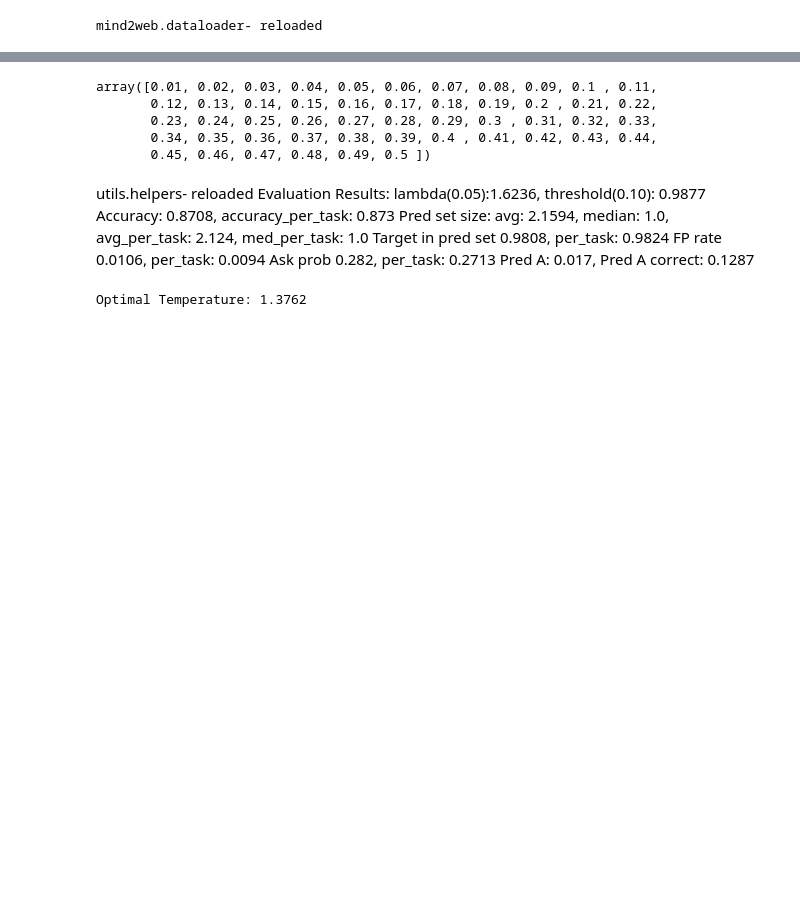
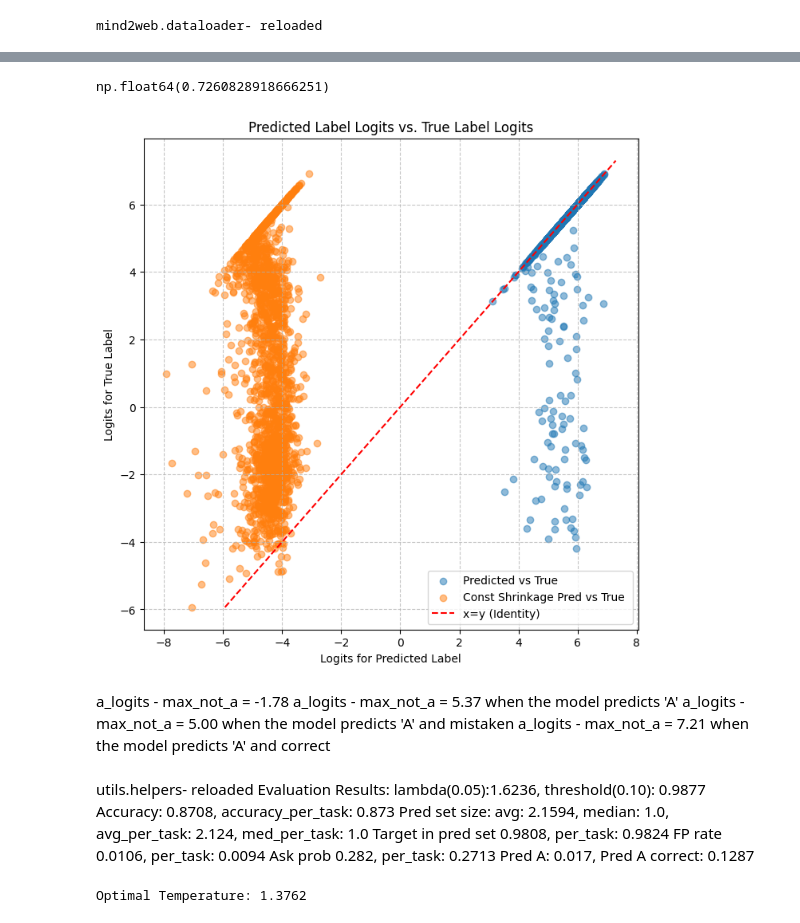
Before and after one commit to amitxy/Robots-That-Ask-For-Help-Over-The-Horizon, a Jupyter notebook: research.ipynb, the cells around one changed output, grey strips where cells are left out. Drawn from its saved outputs; the diff is of its cells as text; code cells hidden in the pictures; blank space fills up the shorter version.

```diff
--- a/research.ipynb
+++ b/research.ipynb
@@ -464,10 +489,66 @@ Pred A: 0.0101, Pred A correct: 0.0382
 # %%
+a_logits = data_df['choices_logits'].apply(lambda x: np.array(x['A']))
+b_logits = data_df['choices_logits'].apply(lambda x: np.array(x['B']))
+pred2_logits = data_df['choices_logits'].apply(lambda x: max(v for k, v in x.items() if k != 'A'))
+
+
+
+mask = np.where((data_df['pred_label'] == 'A') & (data_df['target_label'] != 'A'))
+# mask = np.where((data_df['pred_label'] == 'A'))
+# mask = np.where((data_df['target_label'] == 'A') & (data_df['pred_label'] == 'A'))
+x = (a_logits - pred2_logits)
+(x > 0).mean()
+x[mask[0]].median()
 # %% [output]
-array([0.01, 0.02, 0.03, 0.04, 0.05, 0.06, 0.07, 0.08, 0.09, 0.1 , 0.11,
-       0.12, 0.13, 0.14, 0.15, 0.16, 0.17, 0.18, 0.19, 0.2 , 0.21, 0.22,
-       0.23, 0.24, 0.25, 0.26, 0.27, 0.28, 0.29, 0.3 , 0.31, 0.32, 0.33,
-       0.34, 0.35, 0.36, 0.37, 0.38, 0.39, 0.4 , 0.41, 0.42, 0.43, 0.44,
-       0.45, 0.46, 0.47, 0.48, 0.49, 0.5 ])
+np.float64(0.7260828918666251)
+# %%
+import matplotlib.pyplot as plt
+import numpy as np
+
+def apply_shrinkage_logits(logits_dict, func):
+        logits = np.array([v for v in logits_dict.values()])
+        logits[0] = func(logits[0])
+        return dict(zip(logits_dict.keys(), logits))
+
+# Calculate logits for True Label and Predicted Label
+# We use -np.inf as a default to handle missing keys safely
+logits_true = data_df.apply(lambda row: row['choices_logits'].get(row['target_label'], -np.inf), axis=1)
+logits_pred = data_df.apply(lambda row: row['choices_logits'].get(row['pred_label'], -np.inf), axis=1)
+const_pred = data_df.apply(lambda row: max(apply_shrinkage_logits(row['choices_logits'], lambda x: x - 125).values()), axis=1)
+linear_pred = data_df.apply(lambda row: max(apply_shrinkage_logits(row['choices_logits'], lambda x: x - np.abs(x) ** 1.8).values()), axis=1)
+
+a_mask = data_df['pred_label'] == 'A'
+
+plt.figure(figsize=(8, 8))
+plt.scatter(logits_pred[~a_mask], logits_true[~a_mask],
+            alpha=0.5, label='Predicted vs True ', color='tab:blue')
+
+plt.scatter(logits_pred[a_mask] - 10, logits_true[a_mask],
+            alpha=0.5, label='Const Shrinkage Pred vs True ', color='tab:orange')
+# plt.scatter(linear_pred[a_mask]/6, logits_true[a_mask]/6,
+#             alpha=0.5, label='Linear Shrinkage Pred vs True ', color='tab:green')
+
+# Add a diagonal line (x=y) for reference
+# Calculate min/max ignoring -inf for the plot range
+min_val = min(logits_pred.replace(-np.inf, np.nan).min(), logits_true.replace(-np.inf, np.nan).min())
+max_val = max(logits_pred.max(), logits_true.max())
+
+# Plot the diagonal line from min to max
+plt.plot([min_val, max_val], [min_val, max_val], 'r--', label='x=y (Identity)')
+
+plt.xlabel('Logits for Predicted Label')
+plt.ylabel('Logits for True Label')
+plt.title('Predicted Label Logits vs. True Label Logits')
+plt.legend()
+plt.grid(True, linestyle='--', alpha=0.7)
+plt.show()
+# %% [output]
+[figure, added]
+# %% [markdown]
+a_logits - max_not_a = -1.78
+a_logits - max_not_a = 5.37 when the model predicts 'A'
+a_logits - max_not_a = 5.00 when the model predicts 'A' and mistaken
+a_logits - max_not_a = 7.21 when the model predicts 'A' and correct
 # %% [markdown]
 utils.helpers- reloaded
 Evaluation Results:
```
Also changed, not shown: parts of 20 cells of this notebook, 5 other files.
